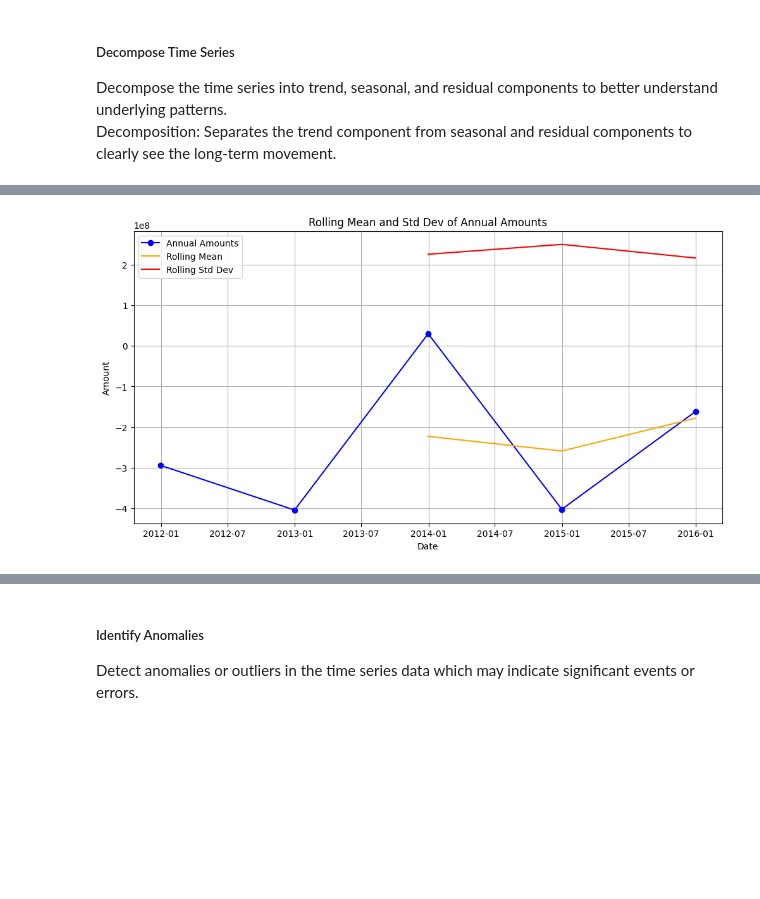
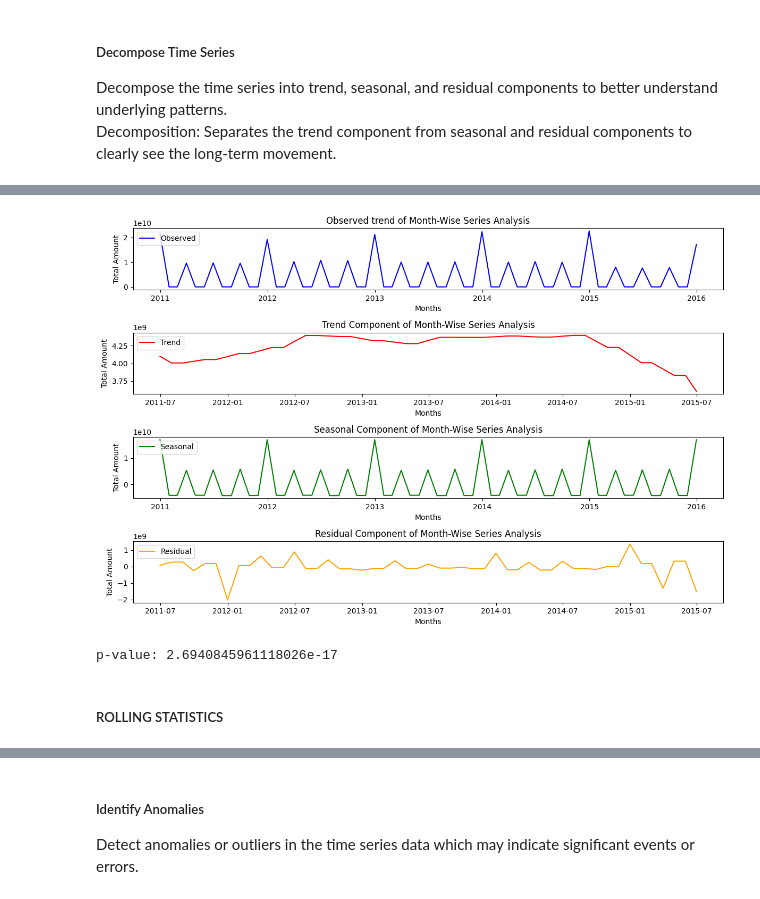
Before and after one commit to Anjali-Data-Analytics-Projects/NASDAQ-time-series-analysis, a Jupyter notebook: API project.ipynb, the cells around one changed output, grey strips where cells are left out. Cells and saved outputs as stored; diff of their text form; code cells hidden in the pictures; blank space fills up the shorter version.

```diff
--- a/API project.ipynb
+++ b/API project.ipynb
@@ -647,39 +571,3 @@ plt.show()
 #####  Decompose Time Series
 Decompose the time series into trend, seasonal, and residual components to better understand underlying patterns.
 Decomposition: Separates the trend component from seasonal and residual components to clearly see the long-term movement.
-# %%
-from statsmodels.tsa.seasonal import seasonal_decompose
-# The seasonal_decompose function, is used to decompose a time series into its constituent components.
-# It decomposes the time series monthly_amounts into its observed, trend, seasonal, and residual components.
-
-# Decomposition for monthly data
-decomposition = seasonal_decompose(monthly_amounts, model='additive')
-
-# Purpose: Creates a set of plots to visualize the different components of the decomposed time series.
-# Components:
-# Observed: The original time series data.
-# Trend: The long-term movement in the data.
-# Seasonal: The repeating short-term cycle or seasonal variation in the data.
-# Residual: The remaining noise or irregular component after removing the trend and seasonal effects.
-
-
-# Plot decomposition
-plt.figure(figsize=(12, 8))
-
-plt.subplot(4, 1, 1)
-plt.plot(decomposition.observed, label='Observed')
-plt.title('Observed')
-
-plt.subplot(4, 1, 2)
-plt.plot(decomposition.trend, label='Trend')
-plt.title('Trend')
-
-plt.subplot(4, 1, 3)
-plt.plot(decomposition.seasonal, label='Seasonal')
-plt.title('Seasonal')
-
-plt.subplot(4, 1, 4)
-plt.plot(decomposition.resid, label='Residual')
-plt.title('Residual')
-plt.tight_layout()
-plt.show()
@@ -779,18 +573,0 @@ plt.show()
-# %%
-# Calculate rolling statistics
-rolling_mean_yearly = annual_amounts.rolling(window=3).mean()  # 3-year window for rolling mean
-rolling_std_yearly = annual_amounts.rolling(window=3).std()    # 3-year window for rolling std dev
-
-# Plot rolling statistics
-plt.figure(figsize=(12, 6))
-plt.plot(annual_amounts, label='Annual Amounts', marker='o', linestyle='-', color='b')
-plt.plot(rolling_mean_yearly, label='Rolling Mean', color='orange')
-plt.plot(rolling_std_yearly, label='Rolling Std Dev', color='red')
-plt.title('Rolling Mean and Std Dev of Annual Amounts')
-plt.xlabel('Date')
-plt.ylabel('Amount')
-plt.legend()
-plt.grid(True)
-plt.show()
-# %% [output]
-[figure, removed]
@@ -796,0 +636,15 @@ plt.show()
+# %%
+plot_time_series_decomposition(monthly_amounts, model='additive', period= 'Month')
+# %% [output]
+[figure, added]
+# %%
+# Stationary time series have constant mean and variance over time. Many forecasting models assume stationarity.
+
+from statsmodels.tsa.stattools import adfuller
+result = adfuller(df['Amount'])
+print(f'p-value: {result[1]}')  # Check p-value
+If the p-value is small (typically < 0.05), the series is stationary.
+# %% [output]
+p-value: 2.6940845961118026e-17
+# %% [markdown]
+##### ROLLING STATISTICS
```
Also changed, not shown: parts of 23 cells of this notebook.
